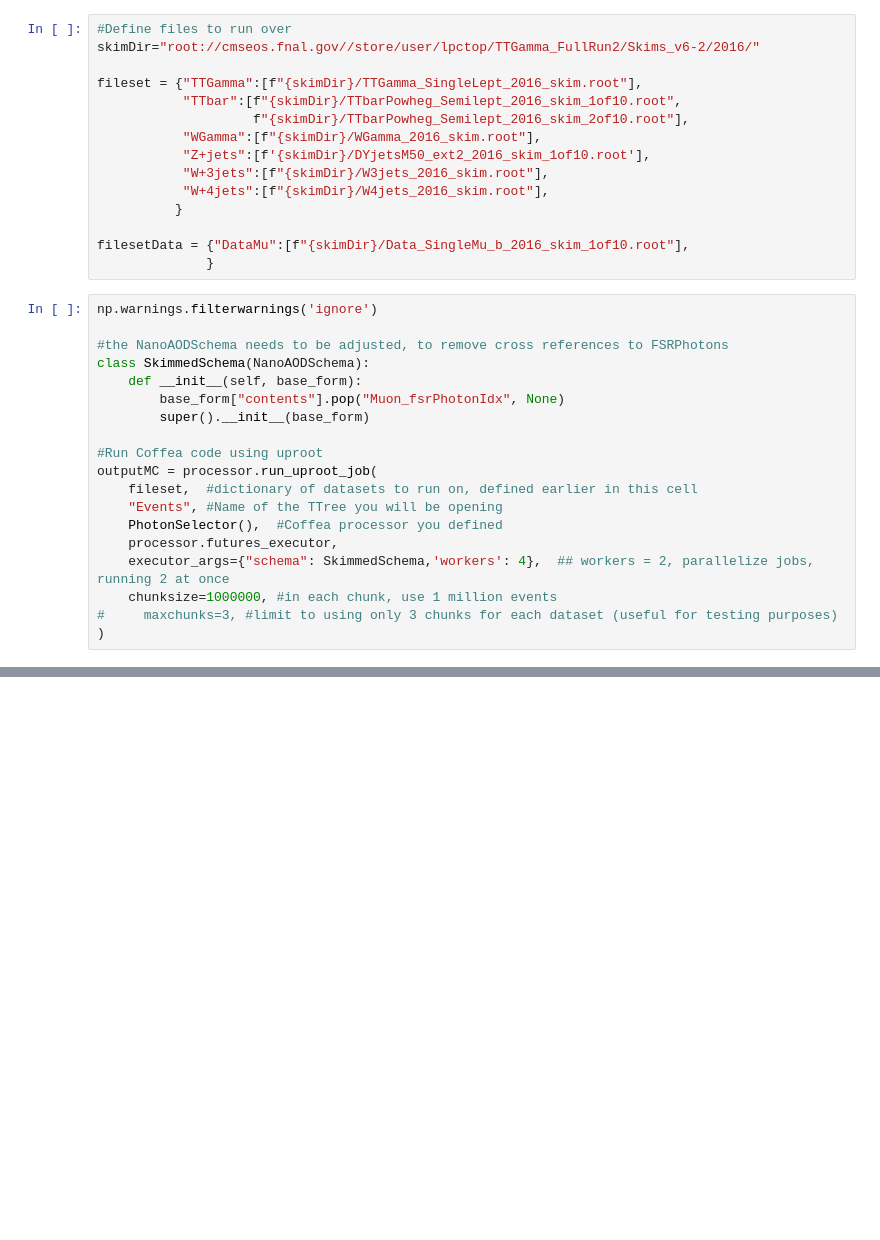
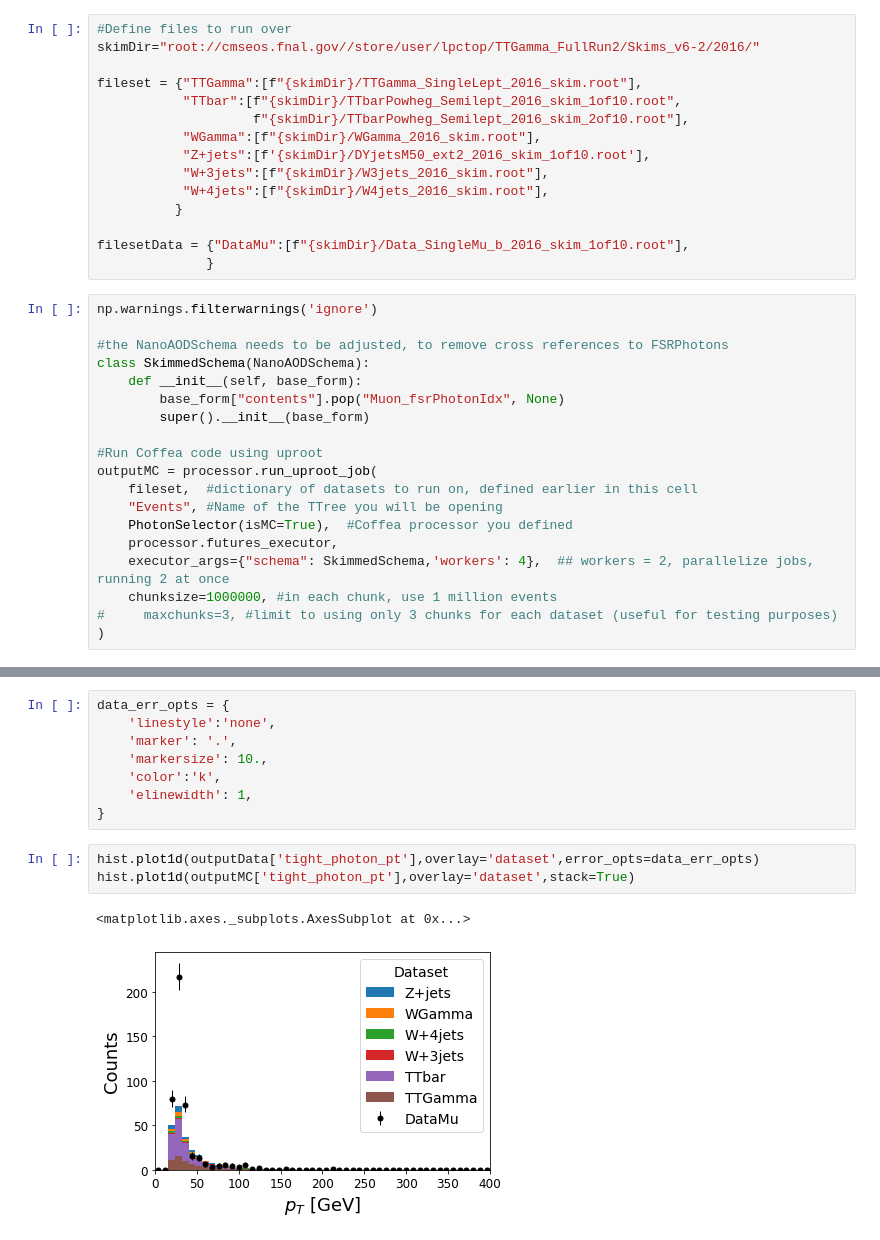
Before and after one commit to lorizahasa/TopAnalysisExample, a Jupyter notebook: Photon.ipynb, the cells around one changed output, grey strips where cells are left out. Drawn from its saved outputs; the diff is of its cells as text; blank space fills up the shorter version.

Commit message:
Adding Photon

```diff
--- a/Photon.ipynb
+++ b/Photon.ipynb
@@ -299,7 +369,7 @@ class SkimmedSchema(NanoAODSchema):
 outputMC = processor.run_uproot_job(
     fileset,  #dictionary of datasets to run on, defined earlier in this cell
     "Events", #Name of the TTree you will be opening
-    PhotonSelector(),  #Coffea processor you defined
+    PhotonSelector(isMC=True),  #Coffea processor you defined
     processor.futures_executor,
     executor_args={"schema": SkimmedSchema,'workers': 4},  ## workers = 2, parallelize jobs, running 2 at once
     chunksize=1000000, #in each chunk, use 1 million events
@@ -318,0 +428,14 @@ Exception: Failed processing file: root://cmseos.fnal.gov//store/user/lpctop/TTG
+# %%
+data_err_opts = {
+    'linestyle':'none',
+    'marker': '.',
+    'markersize': 10.,
+    'color':'k',
+    'elinewidth': 1,
+}
+# %%
+hist.plot1d(outputData['tight_photon_pt'],overlay='dataset',error_opts=data_err_opts)
+hist.plot1d(outputMC['tight_photon_pt'],overlay='dataset',stack=True)
+# %% [output]
+<matplotlib.axes._subplots.AxesSubplot at 0x...>
+[figure, added]
```
Also changed, not shown: parts of 12 cells of this notebook.
